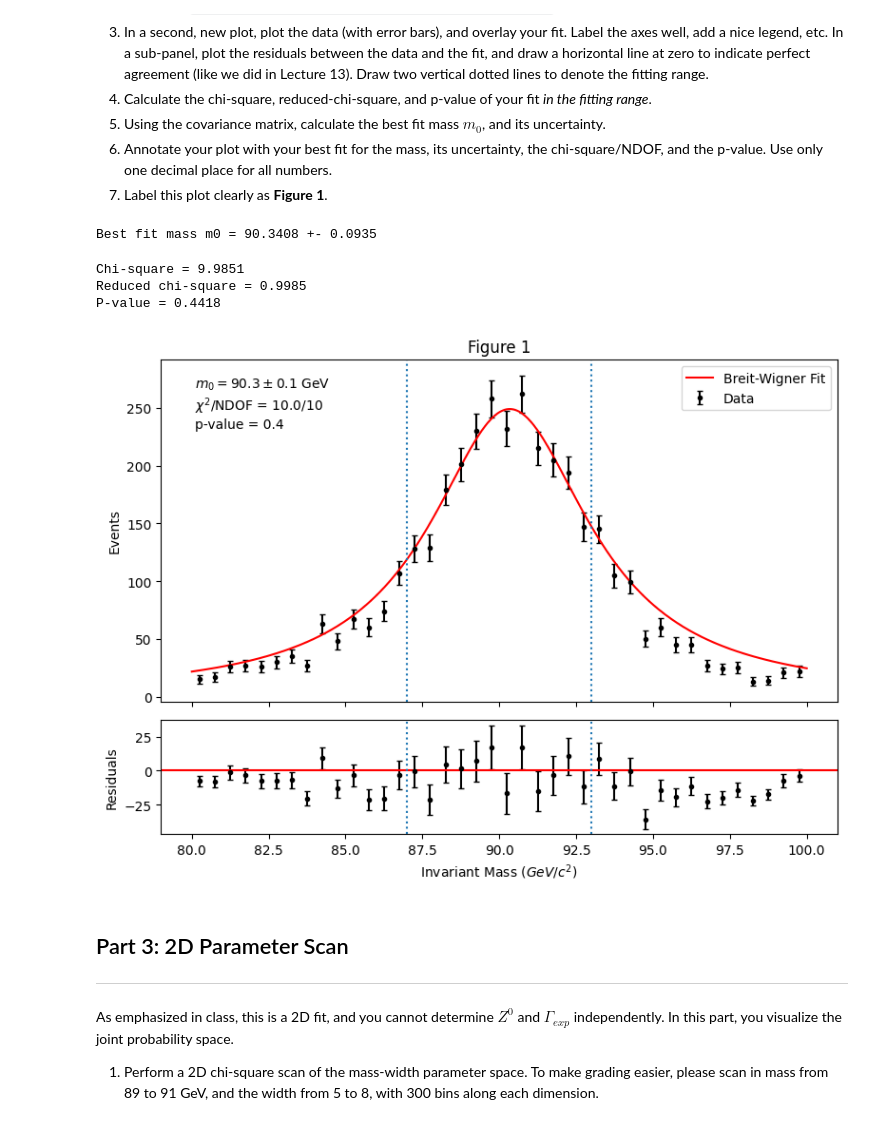
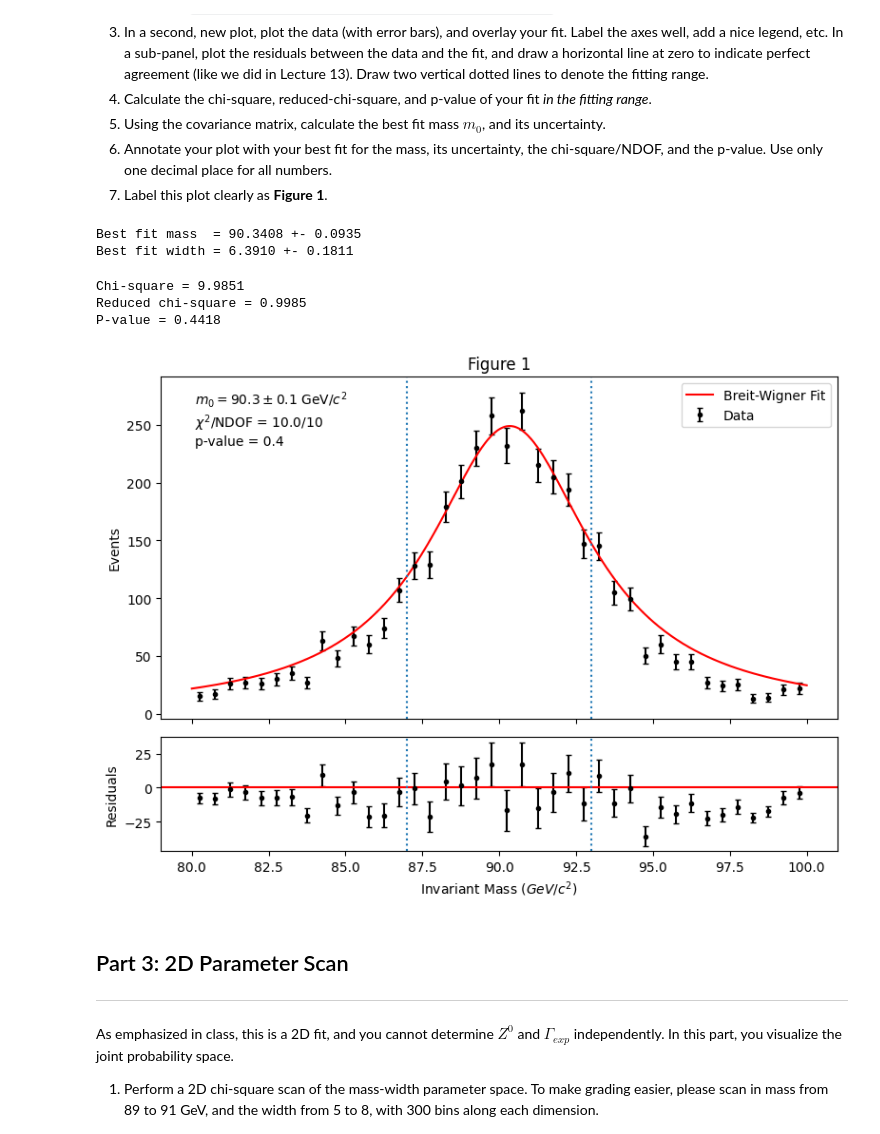
Before and after one commit to zgott06/PHYS265-spring26, a Jupyter notebook: Lab2/lab2.ipynb, the cells around one changed output. Drawn from its saved outputs; the diff is of its cells as text; code cells hidden in the pictures.

```diff
--- a/Lab2/lab2.ipynb
+++ b/Lab2/lab2.ipynb
@@ -214,11 +214,13 @@ params, covar = curve_fit(model, centers[mask], counts[mask], sigma=sigma[mask],
 # Retrieve curve_fit() results
 m0_fit, gamma_fit = params
 m0_sigma = np.sqrt(covar[0,0])
-gama_sigma = np.sqrt(covar[1,1])
+gamma_sigma = np.sqrt(covar[1,1])
 
-print(f"Best fit mass m0 = {m0_fit:.4f} +- {m0_sigma:.4f}")
+print(f"Best fit mass  = {m0_fit:.4f} +- {m0_sigma:.4f}")
+print(f"Best fit width = {gamma_fit:.4f} +- {gamma_sigma:.4f}")
 # %% [output]
-Best fit mass m0 = 90.3408 +- 0.0935
+Best fit mass  = 90.3408 +- 0.0935
+Best fit width = 6.3910 +- 0.1811
 # %%
 # Plot
 fig, (ax1, ax2) = plt.subplots(2, 1, figsize=(8,6), gridspec_kw={"height_ratios": [3,1]}, sharex=True)
@@ -243,35 +245,35 @@ ax2.errorbar(centers, residuals, yerr=sigma, fmt="k.", capsize=2)
 ax2.axhline(0, color="r", linestyle="-")
 
 # Plot fitting range
 ax2.axvline(87, linestyle=":")
 ax2.axvline(93, linestyle=":")
 
 # Label
 ax2.set_xlabel("Invariant Mass ($GeV/c^2$)")
 ax2.set_ylabel("Residuals")
 
 # Chi-square in fitting range
 chisq = np.sum((residuals[mask] / sigma[mask])**2)
 print(f"Chi-square = {chisq:.4f}")
 
 # Reduced chi-square in fitting range
 ndof = mask.sum() - 2
 red_chisq = chisq / ndof
 print(f"Reduced chi-square = {red_chisq:.4f}")
 
 # P-value in fitting range
 p_val = chi2.sf(chisq, ndof)
 print(f"P-value = {p_val:.4f}")
 
 # Annotate plot
-ax1.annotate(f"$m_0 = {m0_fit:.1f} \\pm {m0_sigma:.1f}$ GeV\n$\\chi^2$/NDOF = {chisq:.1f}/{ndof}\np-value = {p_val:.1f}", xy=(0.05,0.8), xycoords="axes fraction")
+ax1.annotate(f"$m_0 = {m0_fit:.1f} \\pm {m0_sigma:.1f}$ GeV/$c^2$\n$\\chi^2$/NDOF = {chisq:.1f}/{ndof}\np-value = {p_val:.1f}", xy=(0.05,0.8), xycoords="axes fraction")
 
 fig.tight_layout()
 # %% [output]
 Chi-square = 9.9851
 Reduced chi-square = 0.9985
 P-value = 0.4418
-[figure, old version]
+[figure, new version]
 # %% [markdown]
 ## Part 3: 2D Parameter Scan
 ----
```
Also changed, not shown: parts of 2 cells of this notebook.
